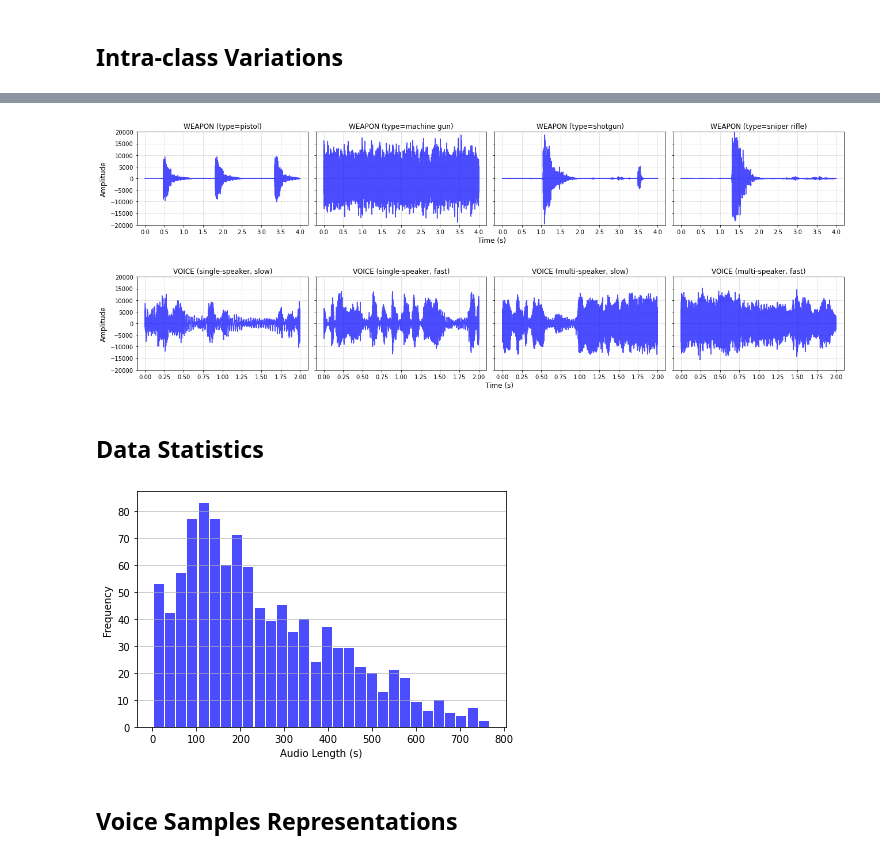
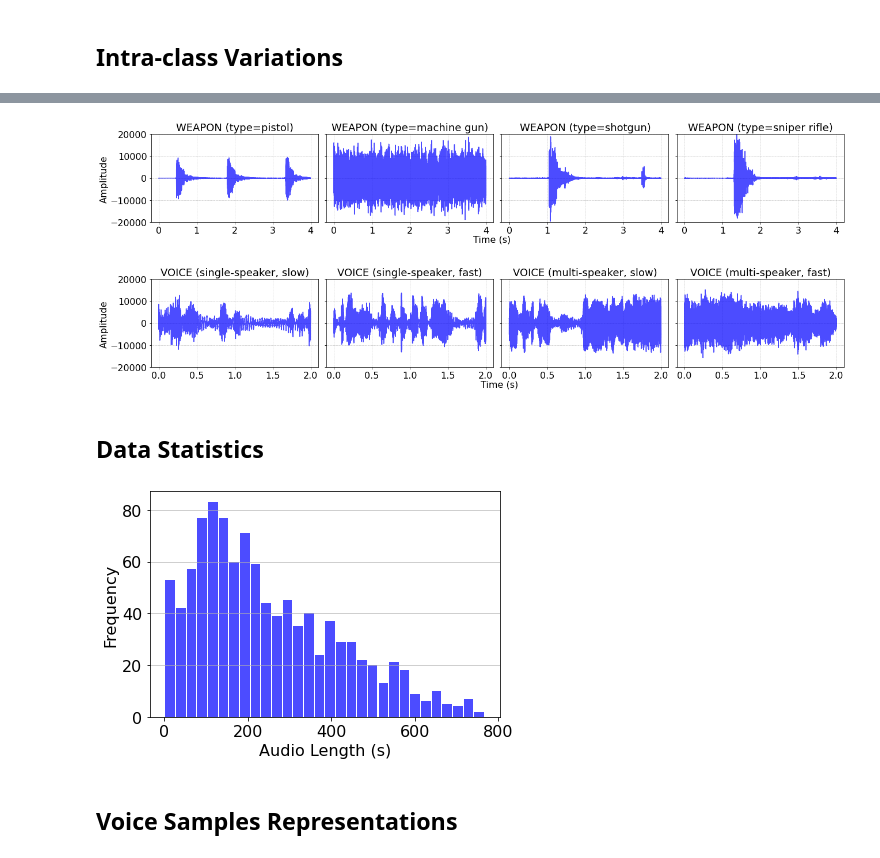
Before and after one commit to gist-ailab/BattleSound, a Jupyter notebook: visualize/main_figure.ipynb, the cells around one changed output, grey strips where cells are left out. Drawn from its saved outputs; the diff is of its cells as text; code cells hidden in the pictures.

```diff
--- a/visualize/main_figure.ipynb
+++ b/visualize/main_figure.ipynb
@@ -320,7 +324,9 @@ ax = axes.flatten()[0]
 ax.plot(t4, wav_4, color=color, alpha=alpha)
 ax.grid(True, linewidth= 0.5, linestyle="--")
 ax.set_ylim(-20000, 20000)
-ax.set_title('WEAPON (type=pistol)')
+ax.set_title('WEAPON (type=pistol)', fontsize=18)
+ax.xaxis.set_tick_params(labelsize=16)
+ax.yaxis.set_tick_params(labelsize=16)
 
 # Kind 2
 start = 6 * 60 + 8
@@ -332,7 +338,9 @@ ax.plot(t4, wav_4, color=color, alpha=alpha)
 ax.grid(True, linewidth= 0.5, linestyle="--")
 ax.set_yticklabels([])
 ax.set_ylim(-20000, 20000)
-ax.set_title('WEAPON (type=machine gun)')
+ax.set_title('WEAPON (type=machine gun)', fontsize=18)
+ax.xaxis.set_tick_params(labelsize=16)
+ax.yaxis.set_tick_params(labelsize=16)
 
 # Kind 3
 start = 22 * 60 + 56
@@ -344,8 +352,9 @@ ax.plot(t4, wav_4, color=color, alpha=alpha)
 ax.grid(True, linewidth= 0.5, linestyle="--")
 ax.set_yticklabels([])
 ax.set_ylim(-20000, 20000)
-ax.set_title('WEAPON (type=shotgun)')
-
+ax.set_title('WEAPON (type=shotgun)', fontsize=18)
+ax.xaxis.set_tick_params(labelsize=16)
+ax.yaxis.set_tick_params(labelsize=16)
 
 # Kind 4
 start = 14 * 60 + 6
@@ -357,19 +366,20 @@ ax.plot(t4, wav_4, color=color, alpha=alpha)
 ax.grid(True, linewidth= 0.5, linestyle="--")
 ax.set_yticklabels([])
 ax.set_ylim(-20000, 20000)
-ax.set_title('WEAPON (type=sniper rifle)')
-
+ax.set_title('WEAPON (type=sniper rifle)', fontsize=18)
+ax.xaxis.set_tick_params(labelsize=16)
+ax.yaxis.set_tick_params(labelsize=16)
 
 # Total
 fig.set_facecolor('w')
-fig.text(0.5+0.02, -0.01, 'Time (s)', ha='center', fontsize=12)
-fig.text(-0.005, 0.5, 'Amplitude', va='center', rotation='vertical', fontsize=12)
+fig.text(0.5+0.02, -0.01, 'Time (s)', ha='center', fontsize=16)
+fig.text(-0.005, 0.5, 'Amplitude', va='center', rotation='vertical', fontsize=16)
 
 # Total Axis
 # fig.text(0.5+0.02, -0.04, '(a) WEAPON sound depending on the distance', ha='center', fontsize=12)
 plt.tight_layout()
 # %% [output]
-[figure, old version]
+[figure, new version]
 # %%
 import matplotlib.pyplot as plt
 import numpy as np
@@ -398,9 +408,10 @@ t4 = np.array(list(range(0, len(wav_4)))) / sr
 ax = axes.flatten()[0]
 ax.plot(t4, wav_4, color=color, alpha=alpha)
 ax.grid(True, linewidth= 0.5, linestyle="--")
-ax.set_title('VOICE (single-speaker, slow)')
+ax.set_title('VOICE (single-speaker, slow)', fontsize=18)
 ax.set_ylim(-20000, 20000)
-
+ax.xaxis.set_tick_params(labelsize=16)
+ax.yaxis.set_tick_params(labelsize=16)
 
 # Single Speaker
 start = 0 * 60 + 35
@@ -410,10 +421,11 @@ t4 = np.array(list(range(0, len(wav_4)))) / sr
 ax = axes.flatten()[1]
 ax.plot(t4, wav_4, color=color, alpha=alpha)
 ax.grid(True, linewidth= 0.5, linestyle="--")
-ax.set_title('VOICE (single-speaker, fast)')
+ax.set_title('VOICE (single-speaker, fast)', fontsize=18)
 ax.set_ylim(-20000, 20000)
 ax.set_yticklabels([])
-
+ax.xaxis.set_tick_params(labelsize=16)
+ax.yaxis.set_tick_params(labelsize=16)
 
 # Multi-speaker
 start = 0 * 60 + 26
@@ -423,10 +435,11 @@ t4 = np.array(list(range(0, len(wav_4)))) / sr
 ax = axes.flatten()[2]
 ax.plot(t4, wav_4, color=color, alpha=alpha)
 ax.grid(True, linewidth= 0.5, linestyle="--")
-ax.set_title('VOICE (multi-speaker, slow)')
+ax.set_title('VOICE (multi-speaker, slow)', fontsize=18)
 ax.set_ylim(-20000, 20000)
 ax.set_yticklabels([])
-
+ax.xaxis.set_tick_params(labelsize=16)
+ax.yaxis.set_tick_params(labelsize=16)
 
 # Multi-speaker
 start = 0 * 60 + 58
@@ -436,48 +449,52 @@ t4 = np.array(list(range(0, len(wav_4)))) / sr
 ax = axes.flatten()[3]
 ax.plot(t4, wav_4, color=color, alpha=alpha)
 ax.grid(True, linewidth= 0.5, linestyle="--")
-ax.set_title('VOICE (multi-speaker, fast)')
+ax.set_title('VOICE (multi-speaker, fast)', fontsize=18)
 ax.set_ylim(-20000, 20000)
 ax.set_yticklabels([])
-
+ax.xaxis.set_tick_params(labelsize=16)
+ax.yaxis.set_tick_params(labelsize=16)
 
 # Total
 fig.set_facecolor('w')
-fig.text(0.5+0.03, -0.01, 'Time (s)', ha='center', fontsize=12)
-fig.text(-0.005, 0.5, 'Amplitude', va='center', rotation='vertical', fontsize=12)
+fig.text(0.5+0.03, -0.01, 'Time (s)', ha='center', fontsize=16)
+fig.text(-0.005, 0.5, 'Amplitude', va='center', rotation='vertical', fontsize=16)
 
 # Total Axis
 # fig.text(0.5+0.02, -0.04, '(a) WEAPON sound depending on the distance', ha='center', fontsize=12)
 plt.tight_layout()
 # %% [output]
-[figure, old version]
+[figure, new version]
 # %% [markdown]
 ## Data Statistics
 # %%
 import pickle
 import numpy as np
 import matplotlib.pyplot as plt
 
 with open('stat.pkl', 'rb') as f:
     data = pickle.load(f)
 
 # example data
 fig, ax = plt.subplots()
 
 # the histogram of the data
 n, bins, patches = ax.hist(data, bins=30, rwidth=0.9, color='blue', alpha=0.7)
 
 
 # add a 'best fit' line
-ax.set_xlabel('Audio Length (s)')
-ax.set_ylabel('Frequency')
+ax.set_xlabel('Audio Length (s)', fontsize=16)
+ax.set_ylabel('Frequency', fontsize=16)
+ax.xaxis.set_tick_params(labelsize=16)
+ax.yaxis.set_tick_params(labelsize=16)
+
 plt.grid(axis='y', alpha=0.75)
 
 # Tweak spacing to prevent clipping of ylabel
 fig.tight_layout()
 plt.show()
 # %% [output]
-[figure, old version]
+[figure, new version]
 # %% [markdown]
 ## Voice Samples Representations
 # %%
```
Also changed, not shown: parts of 6 cells of this notebook, 3 other files.
